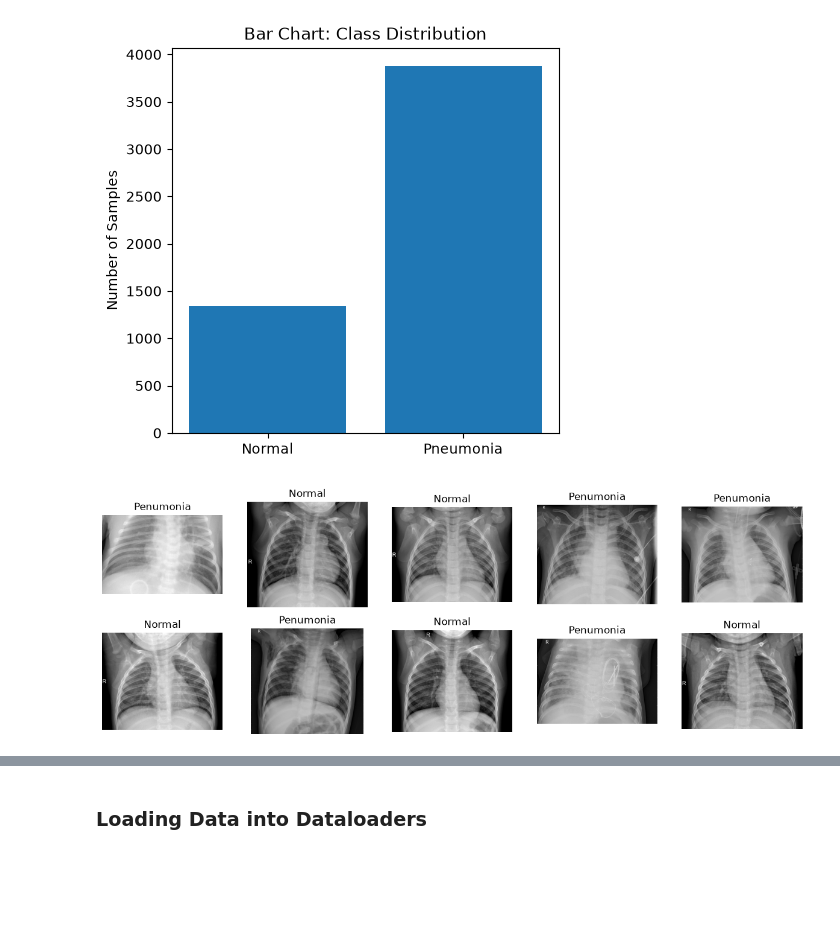
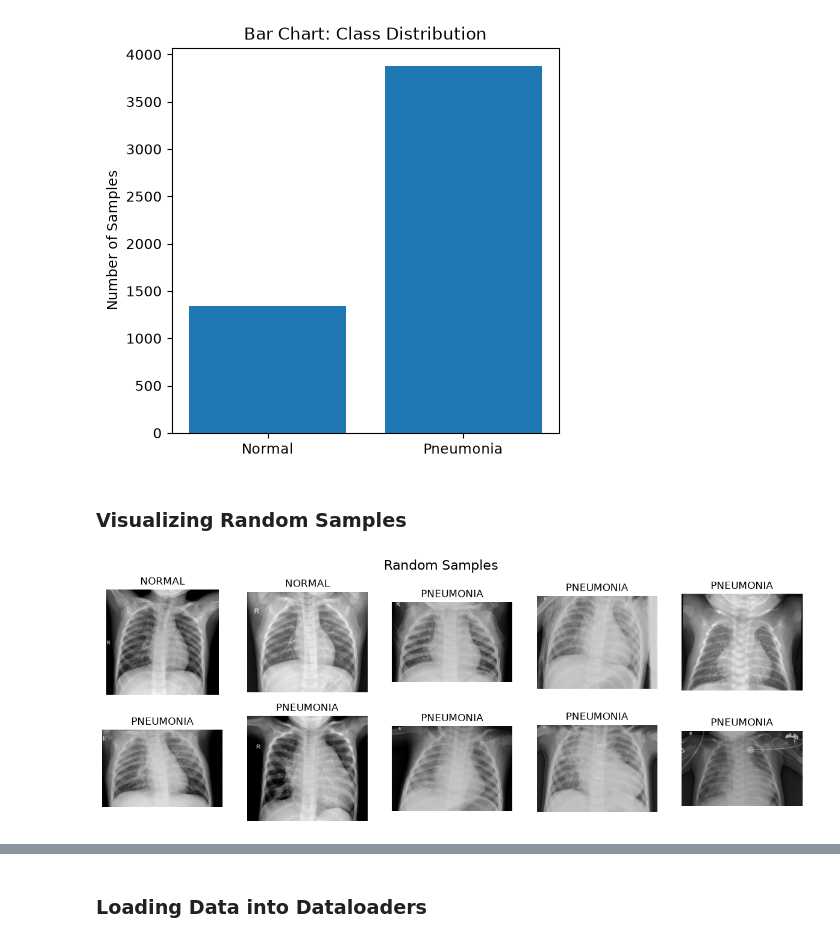
Before and after one commit to ShrDar/Pneumonia-Classifier-CNN, a Jupyter notebook: backend/notebooks/pneumonia_classifier_pytorch.ipynb, the cells around one changed output, grey strips where cells are left out. Saved outputs shown, nothing was run; the diff lists cells and outputs as text; code cells hidden in the pictures; blank space fills up the shorter version.

Commit message:
Added: Dataset Visualization Added and Model Architecture and training code added

```diff
--- a/backend/notebooks/pneumonia_classifier_pytorch.ipynb
+++ b/backend/notebooks/pneumonia_classifier_pytorch.ipynb
@@ -90,7 +96,7 @@ class PneumoniaDataset(Dataset):
 # %% [markdown]
 ### Loading Raw Dataset
 # %%
-full_train_dataset = PneumoniaDataset("../data/train")
+full_train_dataset = PneumoniaDataset(TRAIN_DIR)
 
 print("Total Images (Samples): ", full_train_dataset.__len__())
 # %% [output]
@@ -112,16 +120,22 @@ plt.ylabel("Number of Samples")
 plt.show()
 # %% [output]
 [figure]
+# %% [markdown]
+### Visualizing Random Samples
 # %%
 fig, axes = plt.subplots(2, 5, figsize = (15, 5))
 
-for i in range(2):
-    for j in range(5):
-        rand_int = random.randint(0, len(full_train_dataset) - 1)
-        img, label = full_train_dataset[rand_int]
+randomSamples = random.sample(range(len(full_train_dataset)), 10)
+flattenedAxes = axes.flatten()
+pairedSampleAxe = zip(flattenedAxes, randomSamples)
 
-        axes[i, j].set_title("Normal" if label == 0 else "Penumonia")
-        axes[i, j].imshow(img, cmap = "gray")
-        axes[i, j].axis("off")
+for ax, randomIndex in pairedSampleAxe:
+    img, label = full_train_dataset.__getitem__(randomIndex)
+    ax.set_title(f"{"NORMAL" if label == 0 else "PNEUMONIA"}")
+    ax.imshow(img, cmap="gray")
+    ax.axis("off")
+
+fig.suptitle("Random Samples", fontsize = 16)
+plt.show()
 # %% [output]
-[figure, old version]
+[figure, new version]
```
Also changed, not shown: parts of 29 cells of this notebook.
